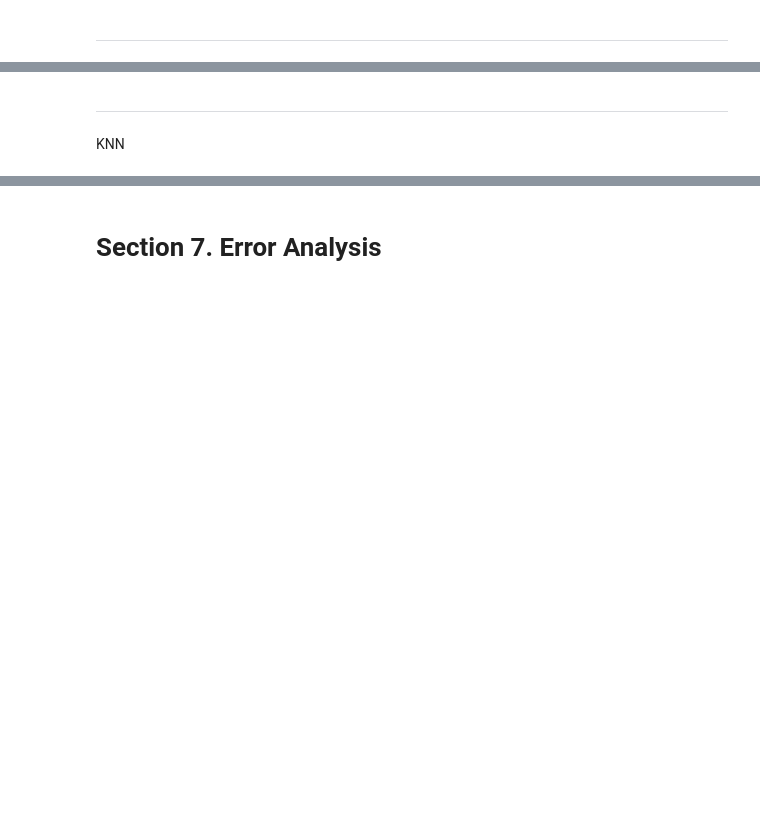
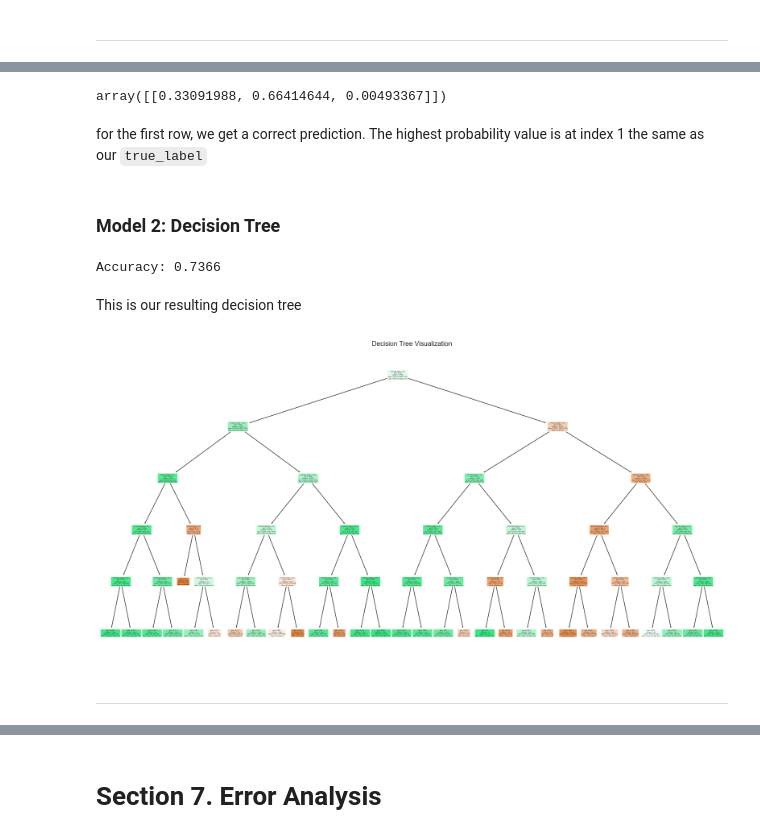
Before and after one commit to Waynes-Wu/stintsy-final-project, a Jupyter notebook: final.ipynb, the cells around one changed output, grey strips where cells are left out. Drawn from its saved outputs; the diff is of its cells as text; code cells hidden in the pictures; blank space fills up the shorter version.

Commit message:
moved 3 models to final

```diff
--- a/final.ipynb
+++ b/final.ipynb
@@ -802,0 +609,21 @@ plt.show()
+# %%
+# 2d array
+encoder = OrdinalEncoder()
+X_encoded = encoder.fit_transform(model_df[selected_features])
+
+# accepts 1d array
+le = LabelEncoder()
+y_encoded = le.fit_transform(model_df[target])
+# %%
+X_train, X_test, y_train, y_test = train_test_split(X_encoded, y_encoded, test_size=0.2, random_state=1)
+# %%
+from sklearn.metrics import accuracy_score
+
+
+nb = CategoricalNB()
+nb.fit(X_train, y_train)
+
+NB_y_pred = nb.predict(X_test)
+
+NB_accuracy = accuracy_score(y_test, NB_y_pred)
+print(f"Accuracy: {NB_accuracy:.4f}")
@@ -803,4 +641,32 @@ plt.show()
+# %%
+probs = nb.predict_proba(sample)
+probs
+# %% [output]
+array([[0.33091988, 0.66414644, 0.00493367]])
+# %% [markdown]
+for the first row, we get a correct prediction. The highest probability value is at index 1 the same as our `true_label`
+# %% [markdown]
+### Model 2: Decision Tree
+# %%
+
+
+clf = DecisionTreeClassifier(max_depth=5, random_state=1)
+clf.fit(X_train, y_train)
+
+DT_y_pred = clf.predict(X_test)
+
+DT_y_accuracy = accuracy_score(y_test, DT_y_pred)
+print(f"Accuracy: {DT_y_accuracy:.4f}")
+# %% [output]
+Accuracy: 0.7366
+# %% [markdown]
+This is our resulting decision tree
+# %%
+plt.figure(figsize=(20, 10))
+plot_tree(clf, feature_names=selected_features, filled=True, rounded=True, class_names=le.classes_)
+plt.title("Decision Tree Visualization")
+plt.show()
+# %% [output]
+[figure, added]
 # %% [markdown]
 ---
-# %% [markdown]
-KNN
```
Also changed, not shown: parts of 86 cells of this notebook, 1 other file.
